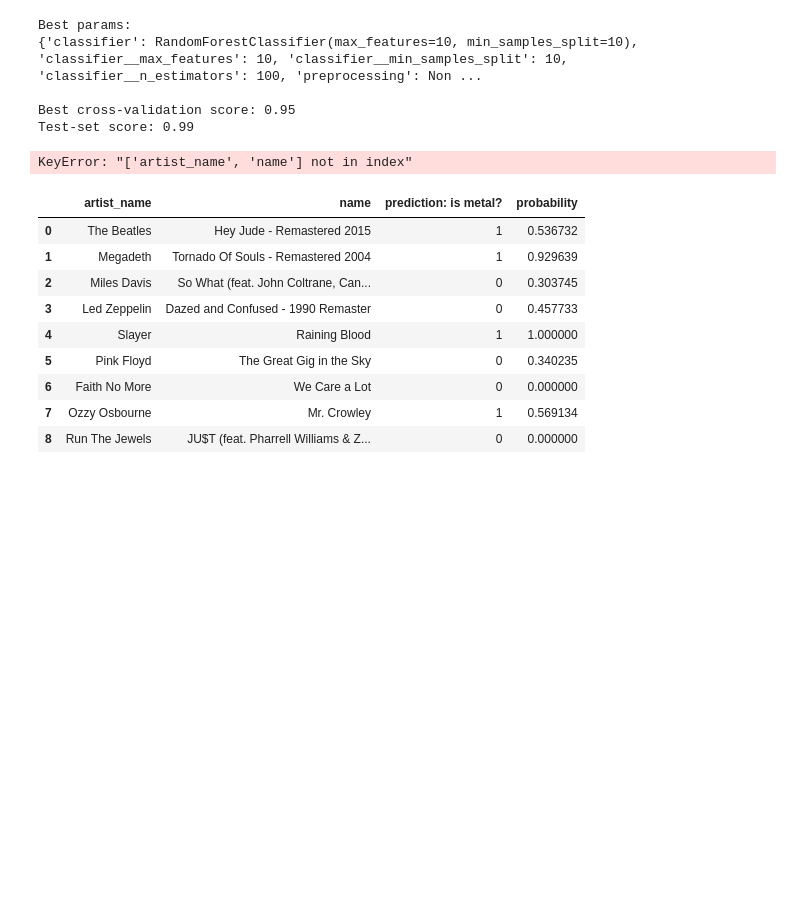
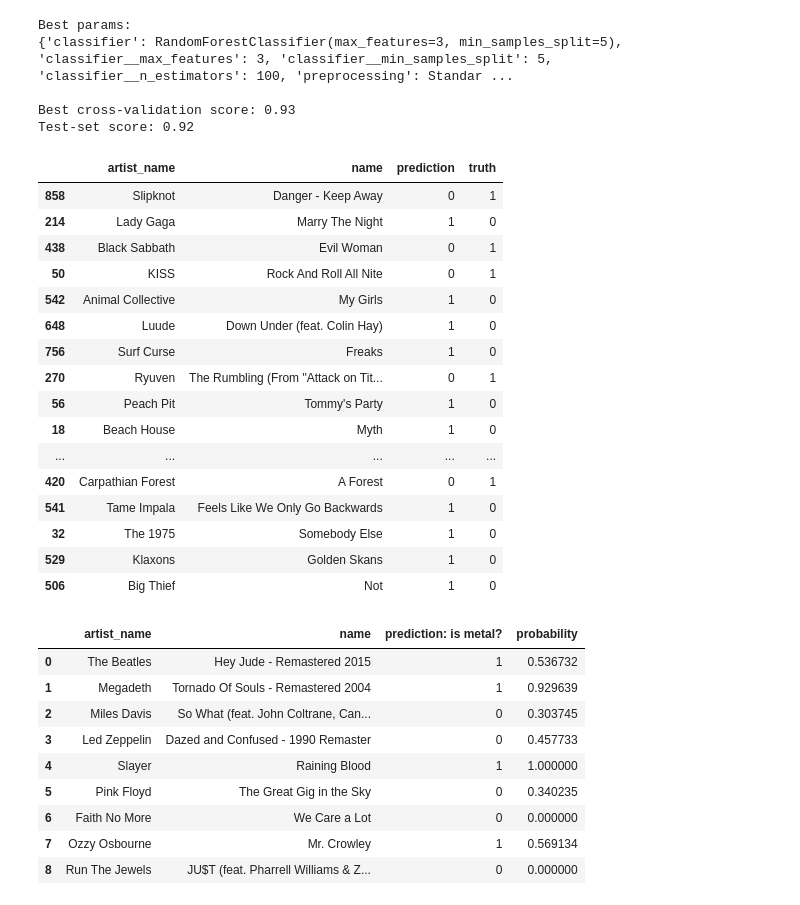
Before and after one commit to opbenesh/esh-release-radar, a Jupyter notebook: Metal Detector.ipynb, the cells around one changed output. Drawn from its saved outputs; the diff is of its cells as text; code cells hidden in the pictures; blank space fills up the shorter version.

```diff
--- a/Metal Detector.ipynb
+++ b/Metal Detector.ipynb
@@ -132,12 +117,12 @@ param_grid = [
     # {'classifier': [DecisionTreeClassifier()], 'preprocessing': [StandardScaler(), None],
     #  'classifier__max_depth': [1,2,3,4]
     # },
-    # {'classifier': [RandomForestClassifier()],
-    #  'preprocessing': [StandardScaler(),None],
-    #  'classifier__max_features': [1, int(sqrt(len(features_to_use))), len(features_to_use)],
-    #  'classifier__n_estimators': [1, 10, 100],
-    #  'classifier__min_samples_split': [2, 5, 10]
-    # },
+    {'classifier': [RandomForestClassifier()],
+     'preprocessing': [StandardScaler(),None],
+     'classifier__max_features': [1, int(sqrt(len(features_to_use))), len(features_to_use)],
+     'classifier__n_estimators': [1, 10, 100],
+     'classifier__min_samples_split': [2, 5, 10]
+    },
     {'classifier': [RandomForestClassifier()],
      'preprocessing': [None],
      'classifier__max_features': [len(features_to_use)],
@@ -159,18 +144,34 @@ print("Test-set score: {:.2f}".format(grid_search.score(X_test[features_to_use].
 chosen_model = grid_search
 # %% [output]
 Best params:
-{'classifier': RandomForestClassifier(max_features=10, min_samples_split=10), 'classifier__max_features': 10, 'classifier__min_samples_split': 10, 'classifier__n_estimators': 100, 'preprocessing': Non ...
+{'classifier': RandomForestClassifier(max_features=3, min_samples_split=5), 'classifier__max_features': 3, 'classifier__min_samples_split': 5, 'classifier__n_estimators': 100, 'preprocessing': Standar ...
 
-Best cross-validation score: 0.95
-Test-set score: 0.99
+Best cross-validation score: 0.93
+Test-set score: 0.92
 # %%
 X_test_copy = X_test
-X_test_copy["prediction"] = chosen_model.predict(X_test)
+X_test_copy["prediction"] = chosen_model.predict(X_test[features_to_use].astype(float))
 X_test_copy["truth"] = y_test
 test_errors = X_test_copy[~(X_test_copy["prediction"]==X_test_copy["truth"])]
 display(test_errors[["artist_name","name","prediction","truth"]])
 # %% [output]
-KeyError: "['artist_name', 'name'] not in index"
+|  | artist_name | name | prediction | truth |
+| 858 | Slipknot | Danger - Keep Away | 0 | 1 |
+| 214 | Lady Gaga | Marry The Night | 1 | 0 |
+| 438 | Black Sabbath | Evil Woman | 0 | 1 |
+| 50 | KISS | Rock And Roll All Nite | 0 | 1 |
+| 542 | Animal Collective | My Girls | 1 | 0 |
+| 648 | Luude | Down Under (feat. Colin Hay) | 1 | 0 |
+| 756 | Surf Curse | Freaks | 1 | 0 |
+| 270 | Ryuven | The Rumbling (From "Attack on Tit... | 0 | 1 |
+| 56 | Peach Pit | Tommy's Party | 1 | 0 |
+| 18 | Beach House | Myth | 1 | 0 |
+| ... | ... | ... | ... | ... |
+| 420 | Carpathian Forest | A Forest | 0 | 1 |
+| 541 | Tame Impala | Feels Like We Only Go Backwards | 1 | 0 |
+| 32 | The 1975 | Somebody Else | 1 | 0 |
+| 529 | Klaxons | Golden Skans | 1 | 0 |
+| 506 | Big Thief | Not | 1 | 0 |
 # %%
 sp = spotipy.Spotify(auth_manager=SpotifyOAuth(scope=scope,client_id=client_id,client_secret=client_secret,redirect_uri=redirect_uri))
 prediction_tracks = get_all_playlist_track_details(sp,prediction_playlist_id)
```
Also changed, not shown: parts of 1 cell of this notebook, 2 other files.
